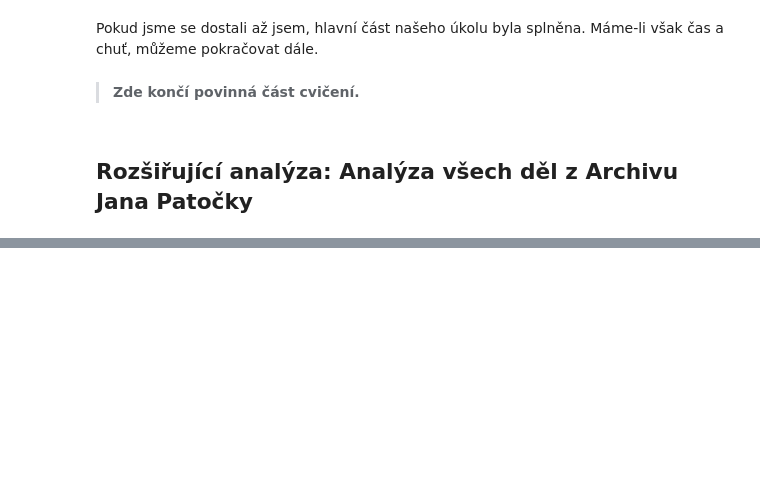
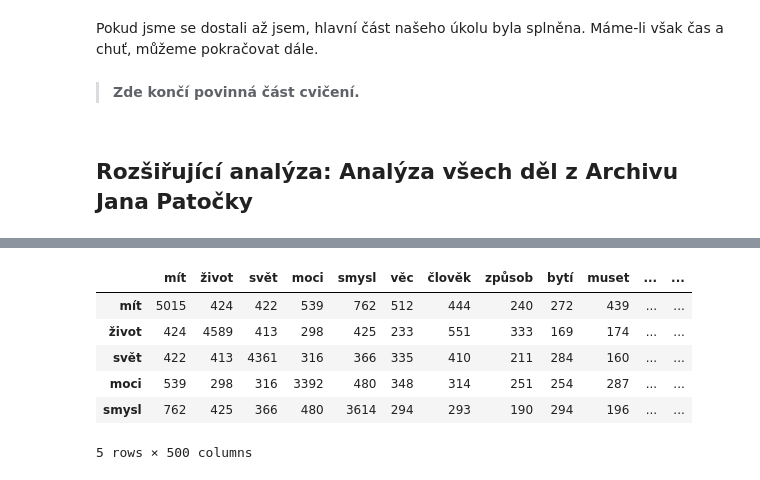
Before and after one commit to CCS-ZCU/pribehy-dat, a Jupyter notebook: scripts/nlp.ipynb, the cells around one changed output, grey strips where cells are left out. Drawn from its saved outputs; the diff is of its cells as text; code cells hidden in the pictures; blank space fills up the shorter version.

```diff
--- a/scripts/nlp.ipynb
+++ b/scripts/nlp.ipynb
@@ -173,0 +332,3 @@ def get_patocka(n):
+# %%
+patocka_all_df = pd.read_json("../data/patocka_all_df.json")
+patocka_all_df
@@ -173,0 +353,7 @@ def get_patocka(n):
+# %%
+all_sents = [sent for doc in patocka_all_df["lemmatized_sents"] for sent in doc]
+docs = [" ".join(sent) for sent in all_sents]
+lemmata_flat = [t for s in all_sents for t in s]
+lemmata_freqs = nltk.FreqDist(lemmata_flat).most_common()
+vocabulary = [tup[0] for tup in lemmata_freqs][:500]
+lemmata_freqs[:10]
@@ -173,0 +384,14 @@ def get_patocka(n):
+# %%
+vect = CountVectorizer(vocabulary=vocabulary, lowercase=False)
+X = vect.fit_transform(docs)
+Xc = (X.T * X)  # This is the matrix manipulation step
+cooccurrence_matrix_df = pd.DataFrame(Xc.todense(), index=vocabulary, columns=vocabulary)
+cooccurrence_matrix_df.head()
+# %% [output]
+|  | mít | život | svět | moci | smysl | věc | člověk | způsob | bytí | muset | ... | ... |
+| mít | 5015 | 424 | 422 | 539 | 762 | 512 | 444 | 240 | 272 | 439 | ... | ... |
+| život | 424 | 4589 | 413 | 298 | 425 | 233 | 551 | 333 | 169 | 174 | ... | ... |
+| svět | 422 | 413 | 4361 | 316 | 366 | 335 | 410 | 211 | 284 | 160 | ... | ... |
+| moci | 539 | 298 | 316 | 3392 | 480 | 348 | 314 | 251 | 254 | 287 | ... | ... |
+| smysl | 762 | 425 | 366 | 480 | 3614 | 294 | 293 | 190 | 294 | 196 | ... | ... |
+5 rows × 500 columns
```
Also changed, not shown: parts of 33 cells of this notebook, 2 other files.
